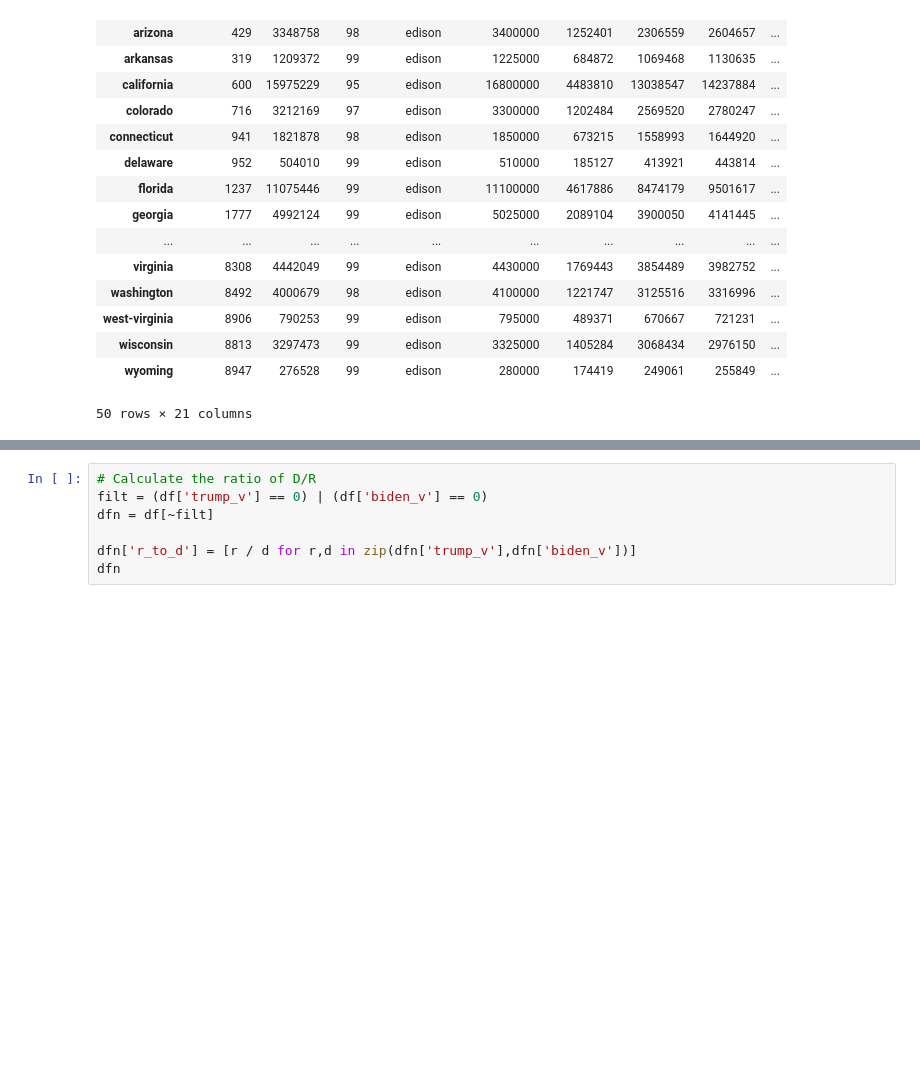
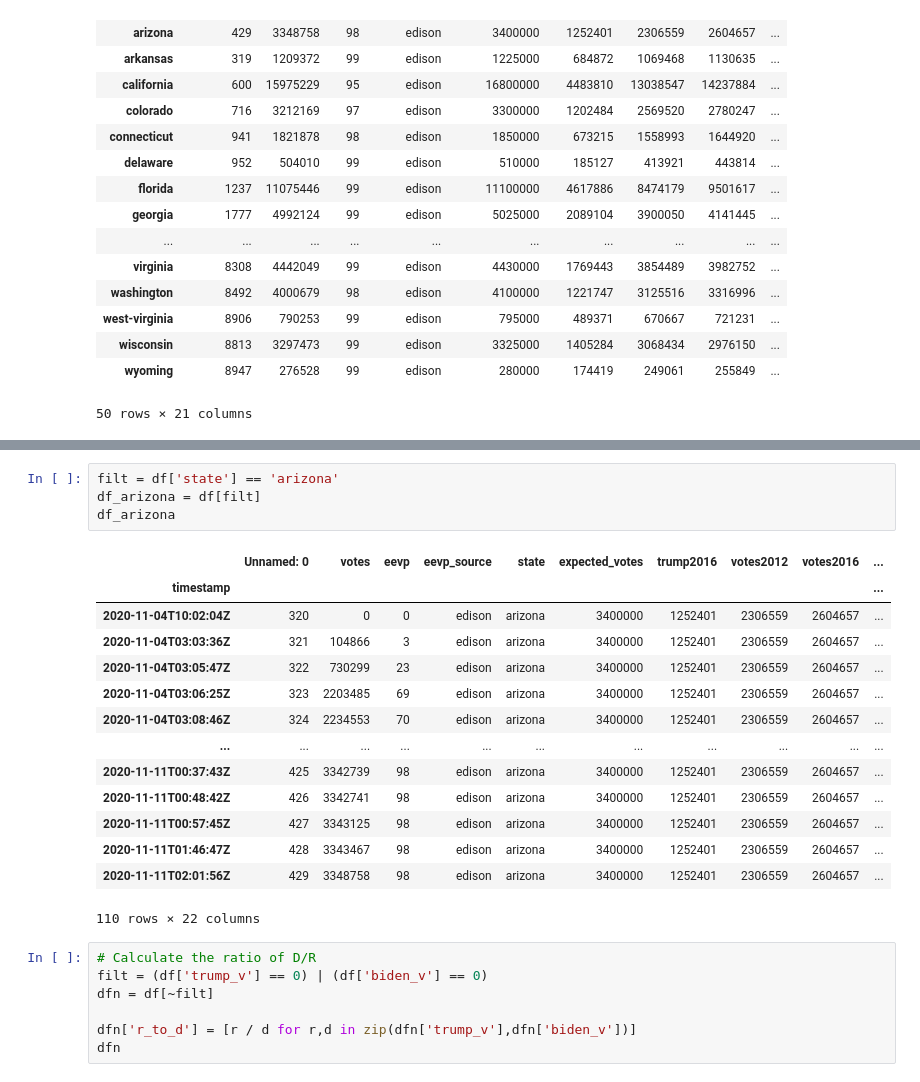
Before and after one commit to brianoflondon/election2020, a Jupyter notebook: nytanalysis.ipynb, the cells around one changed output, grey strips where cells are left out. Cells and saved outputs as stored; diff of their text form; blank space fills up the shorter version.

```diff
--- a/nytanalysis.ipynb
+++ b/nytanalysis.ipynb
@@ -55,3 +52,22 @@ TypeError: Only valid with DatetimeIndex, TimedeltaIndex or PeriodIndex, but got
+# %%
+filt = df['state'] == 'arizona'
+df_arizona = df[filt]
+df_arizona
+# %% [output]
+|  | Unnamed: 0 | votes | eevp | eevp_source | state | expected_votes | trump2016 | votes2012 | votes2016 | ... |
+| timestamp |  |  |  |  |  |  |  |  |  | ... |
+| 2020-11-04T10:02:04Z | 320 | 0 | 0 | edison | arizona | 3400000 | 1252401 | 2306559 | 2604657 | ... |
+| 2020-11-04T03:03:36Z | 321 | 104866 | 3 | edison | arizona | 3400000 | 1252401 | 2306559 | 2604657 | ... |
+| 2020-11-04T03:05:47Z | 322 | 730299 | 23 | edison | arizona | 3400000 | 1252401 | 2306559 | 2604657 | ... |
+| 2020-11-04T03:06:25Z | 323 | 2203485 | 69 | edison | arizona | 3400000 | 1252401 | 2306559 | 2604657 | ... |
+| 2020-11-04T03:08:46Z | 324 | 2234553 | 70 | edison | arizona | 3400000 | 1252401 | 2306559 | 2604657 | ... |
+| ... | ... | ... | ... | ... | ... | ... | ... | ... | ... | ... |
+| 2020-11-11T00:37:43Z | 425 | 3342739 | 98 | edison | arizona | 3400000 | 1252401 | 2306559 | 2604657 | ... |
+| 2020-11-11T00:48:42Z | 426 | 3342741 | 98 | edison | arizona | 3400000 | 1252401 | 2306559 | 2604657 | ... |
+| 2020-11-11T00:57:45Z | 427 | 3343125 | 98 | edison | arizona | 3400000 | 1252401 | 2306559 | 2604657 | ... |
+| 2020-11-11T01:46:47Z | 428 | 3343467 | 98 | edison | arizona | 3400000 | 1252401 | 2306559 | 2604657 | ... |
+| 2020-11-11T02:01:56Z | 429 | 3348758 | 98 | edison | arizona | 3400000 | 1252401 | 2306559 | 2604657 | ... |
+110 rows × 22 columns
 # %%
 # Calculate the ratio of D/R
 filt = (df['trump_v'] == 0) | (df['biden_v'] == 0)
```
Also changed, not shown: parts of 1 cell of this notebook, 53 other files.
